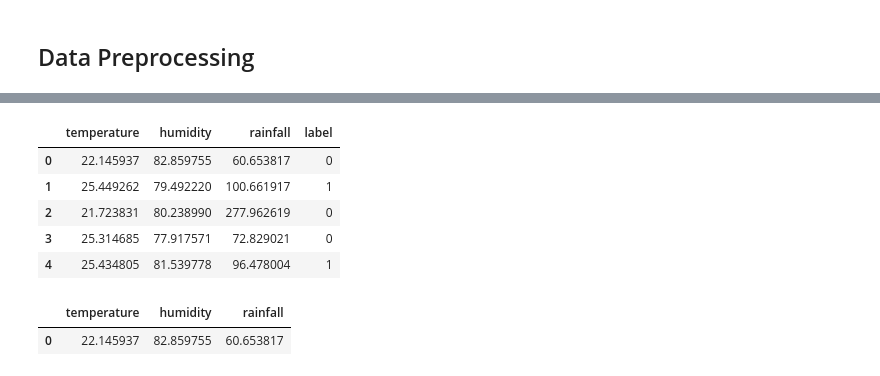
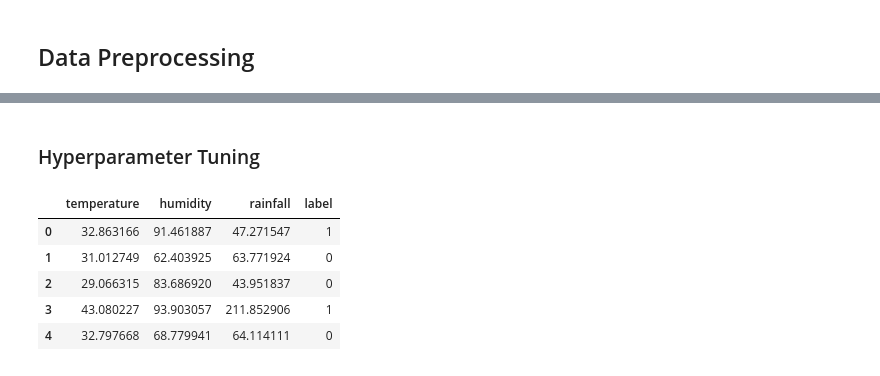
Before and after one commit to Tandur-Team/tandur-ml, a Jupyter notebook: second-eleven-model.ipynb, the cells around one changed output, grey strips where cells are left out. Cells and saved outputs as stored; diff of their text form; code cells hidden in the pictures.

```diff
--- a/second-eleven-model.ipynb
+++ b/second-eleven-model.ipynb
@@ -66,10 +71,2 @@ First 5 observations of data:
-# %%
-banana_data = take_200(data, 'banana')
-banana_data.head()
-# %% [output]
-|  | temperature | humidity | rainfall | label |
-| 0 | 22.145937 | 82.859755 | 60.653817 | 0 |
-| 1 | 25.449262 | 79.492220 | 100.661917 | 1 |
-| 2 | 21.723831 | 80.238990 | 277.962619 | 0 |
-| 3 | 25.314685 | 77.917571 | 72.829021 | 0 |
-| 4 | 25.434805 | 81.539778 | 96.478004 | 1 |
+# %% [markdown]
+### Hyperparameter Tuning
@@ -76,2 +99,13 @@ banana_data.head()
+# %%
+# For instance, we choose 100 data containing papaya
+papaya_data = take_200(data, 'papaya')
+papaya_data.head()
+# %% [output]
+|  | temperature | humidity | rainfall | label |
+| 0 | 32.863166 | 91.461887 | 47.271547 | 1 |
+| 1 | 31.012749 | 62.403925 | 63.771924 | 0 |
+| 2 | 29.066315 | 83.686920 | 43.951837 | 0 |
+| 3 | 43.080227 | 93.903057 | 211.852906 | 1 |
+| 4 | 32.797668 | 68.779941 | 64.114111 | 0 |
 # %%
 # Define variables
@@ -79,7 +113 @@ X = banana_data
 y = X.pop('label')
-# %%
-# Input Structure
-X.head(1)
-# %% [output]
-|  | temperature | humidity | rainfall |
-| 0 | 22.145937 | 82.859755 | 60.653817 |
```
Also changed, not shown: parts of 15 cells of this notebook.
